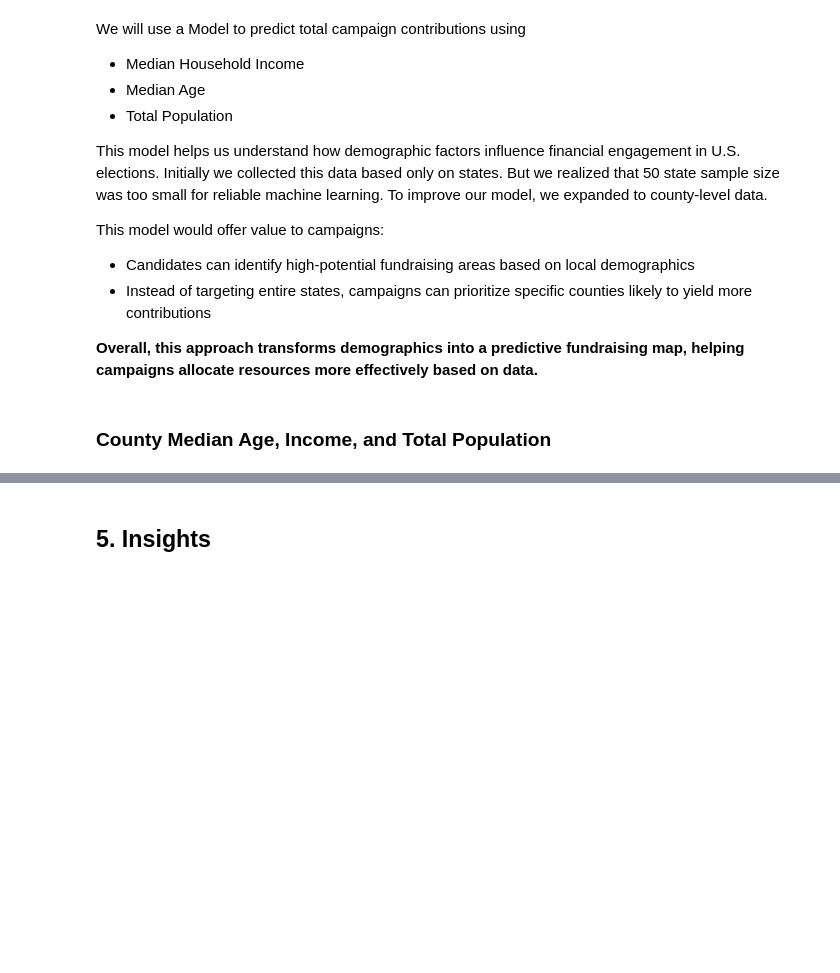
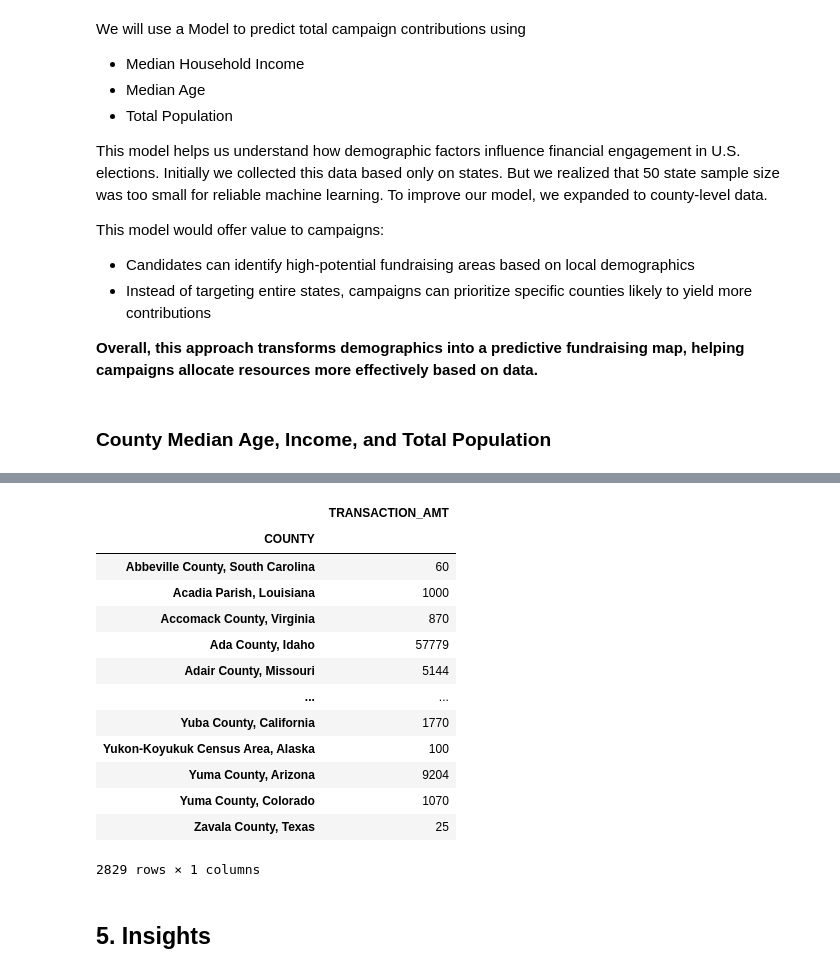
Before and after one commit to 9t8/cmsc320_project, a Jupyter notebook: final.ipynb, the cells around one changed output, grey strips where cells are left out. Drawn from its saved outputs; the diff is of its cells as text; code cells hidden in the pictures; blank space fills up the shorter version.

```diff
--- a/final.ipynb
+++ b/final.ipynb
@@ -519,0 +700,18 @@ county_df.head(100)
+# %%
+grouped_chunked_df = test_df.groupby('COUNTY').agg({'TRANSACTION_AMT' : 'sum'})
+grouped_chunked_df
+# %% [output]
+|  | TRANSACTION_AMT |
+| COUNTY |  |
+| Abbeville County, South Carolina | 60 |
+| Acadia Parish, Louisiana | 1000 |
+| Accomack County, Virginia | 870 |
+| Ada County, Idaho | 57779 |
+| Adair County, Missouri | 5144 |
+| ... | ... |
+| Yuba County, California | 1770 |
+| Yukon-Koyukuk Census Area, Alaska | 100 |
+| Yuma County, Arizona | 9204 |
+| Yuma County, Colorado | 1070 |
+| Zavala County, Texas | 25 |
+2829 rows × 1 columns
```
Also changed, not shown: parts of 10 cells of this notebook, 1 other file.
